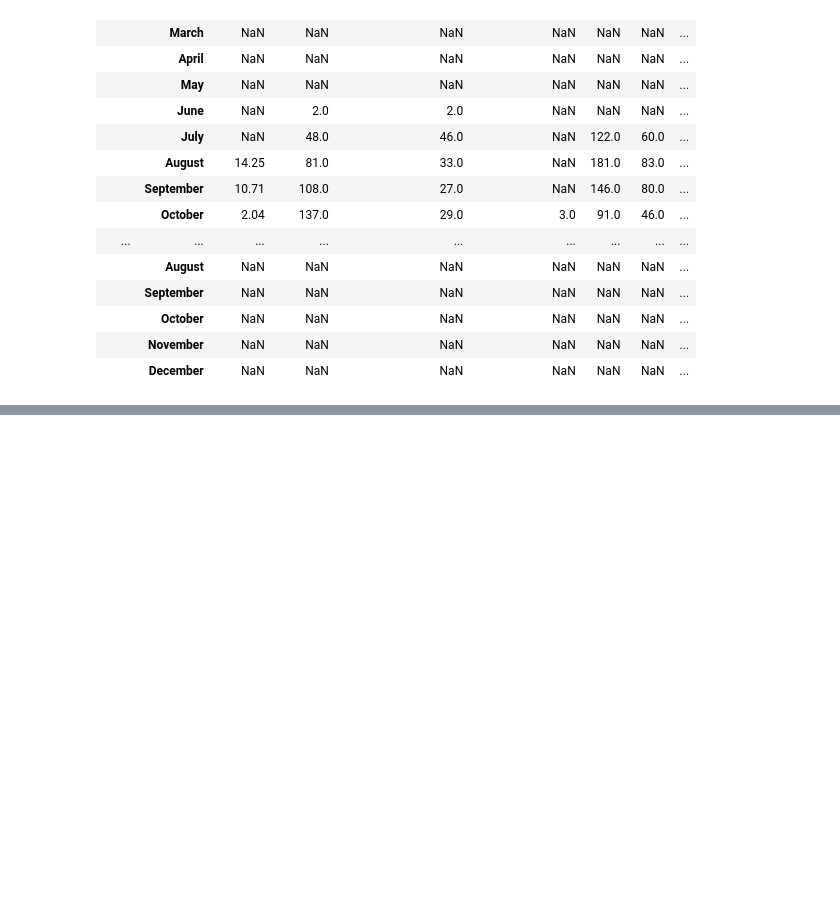
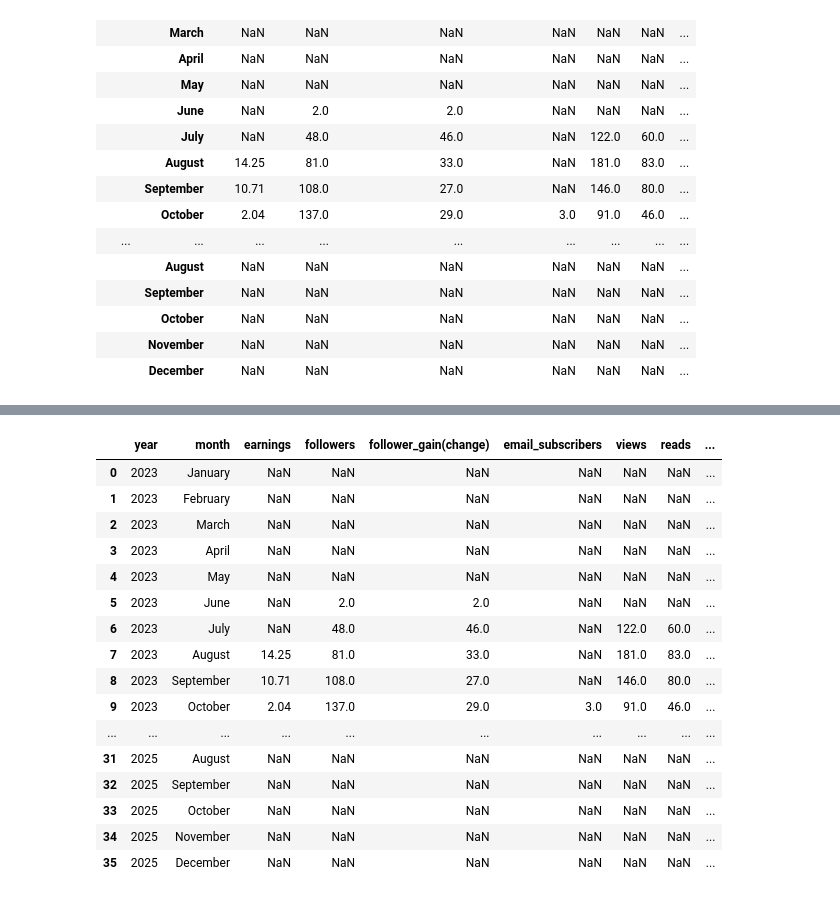
Before and after one commit to paul-trood/medium_earnings, a Jupyter notebook: 01_data_merging.ipynb, the cells around one changed output, grey strips where cells are left out. Drawn from its saved outputs; the diff is of its cells as text; code cells hidden in the pictures; blank space fills up the shorter version.

```diff
--- a/01_data_merging.ipynb
+++ b/01_data_merging.ipynb
@@ -79,0 +83,5 @@ df2 = pd.read_csv("medium_data.csv", index_col="year")
+# %%
+# read in the csv files as pandas dataframes
+#  (the first csv file was orginally created)
+average_article_len = pd.read_csv("average_article_length.csv")
+medium_data = pd.read_csv("medium_data.csv")
@@ -79,0 +108,20 @@ df2 = pd.read_csv("medium_data.csv", index_col="year")
+# %%
+medium_data
+# %% [output]
+|  | year | month | earnings | followers | follower_gain(change) | email_subscribers | views | reads | ... |
+| 0 | 2023 | January | NaN | NaN | NaN | NaN | NaN | NaN | ... |
+| 1 | 2023 | February | NaN | NaN | NaN | NaN | NaN | NaN | ... |
+| 2 | 2023 | March | NaN | NaN | NaN | NaN | NaN | NaN | ... |
+| 3 | 2023 | April | NaN | NaN | NaN | NaN | NaN | NaN | ... |
+| 4 | 2023 | May | NaN | NaN | NaN | NaN | NaN | NaN | ... |
+| 5 | 2023 | June | NaN | 2.0 | 2.0 | NaN | NaN | NaN | ... |
+| 6 | 2023 | July | NaN | 48.0 | 46.0 | NaN | 122.0 | 60.0 | ... |
+| 7 | 2023 | August | 14.25 | 81.0 | 33.0 | NaN | 181.0 | 83.0 | ... |
+| 8 | 2023 | September | 10.71 | 108.0 | 27.0 | NaN | 146.0 | 80.0 | ... |
+| 9 | 2023 | October | 2.04 | 137.0 | 29.0 | 3.0 | 91.0 | 46.0 | ... |
+| ... | ... | ... | ... | ... | ... | ... | ... | ... | ... |
+| 31 | 2025 | August | NaN | NaN | NaN | NaN | NaN | NaN | ... |
+| 32 | 2025 | September | NaN | NaN | NaN | NaN | NaN | NaN | ... |
+| 33 | 2025 | October | NaN | NaN | NaN | NaN | NaN | NaN | ... |
+| 34 | 2025 | November | NaN | NaN | NaN | NaN | NaN | NaN | ... |
+| 35 | 2025 | December | NaN | NaN | NaN | NaN | NaN | NaN | ... |
```
Also changed, not shown: parts of 5 cells of this notebook, 3 other files.
